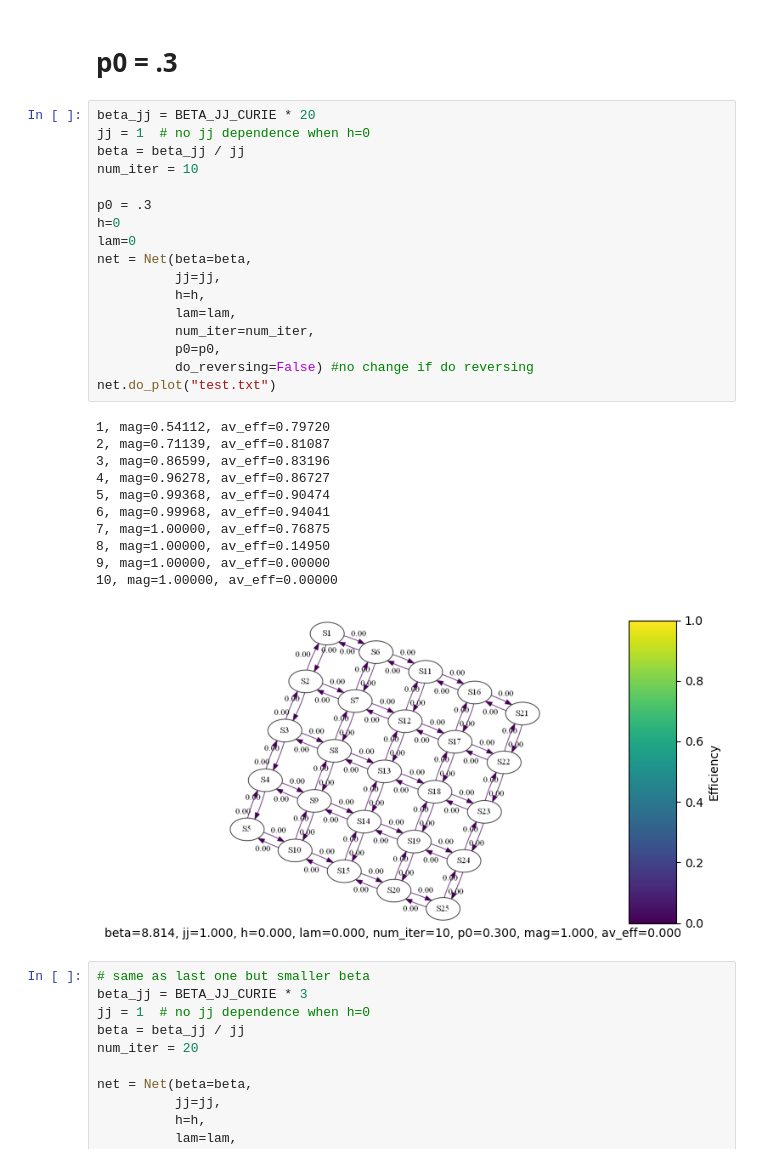
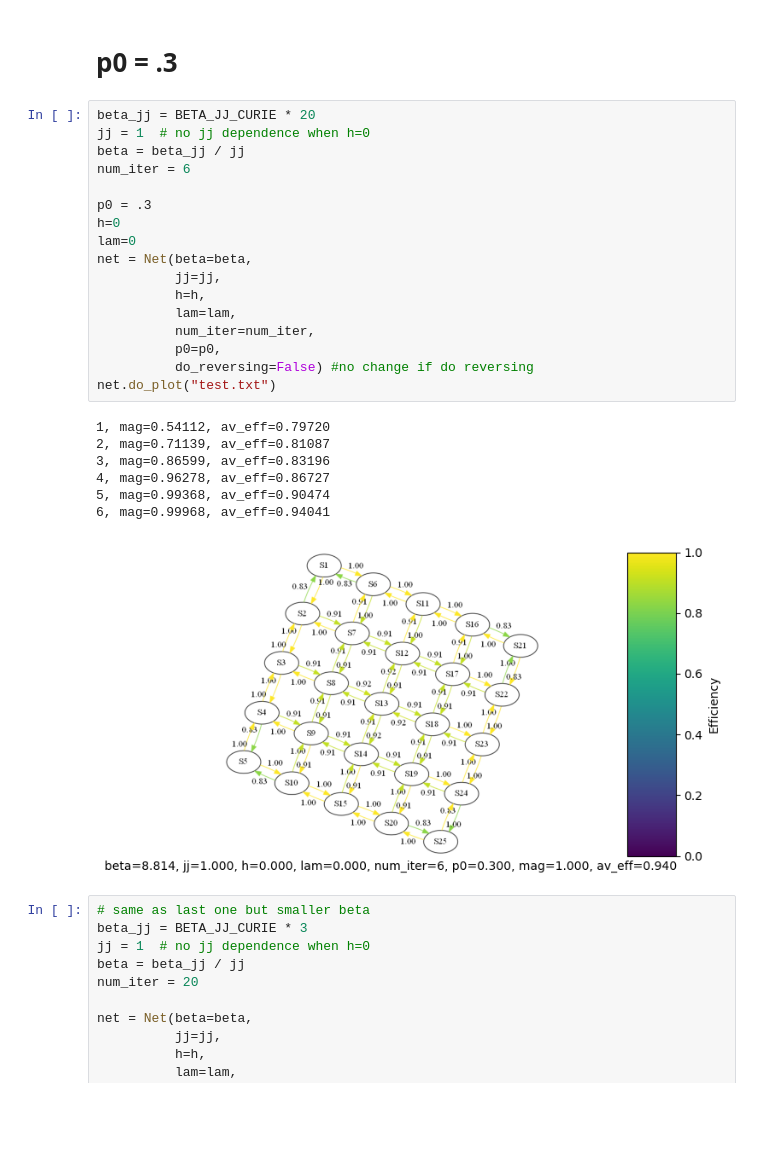
Before and after one commit to rrtucci/bnet_rg, a Jupyter notebook: jupyter_notebooks/p0=0.3-eff-plots.ipynb, the cells around one changed output. Drawn from its saved outputs; the diff is of its cells as text; blank space fills up the shorter version.

```diff
--- a/jupyter_notebooks/p0=0.3-eff-plots.ipynb
+++ b/jupyter_notebooks/p0=0.3-eff-plots.ipynb
@@ -18,32 +18,28 @@ from  Net import *
 # %%
 beta_jj = BETA_JJ_CURIE * 20
 jj = 1  # no jj dependence when h=0
 beta = beta_jj / jj
-num_iter = 10
+num_iter = 6
 
 p0 = .3
 h=0
 lam=0
 net = Net(beta=beta,
           jj=jj,
           h=h,
           lam=lam,
           num_iter=num_iter,
           p0=p0,
           do_reversing=False) #no change if do reversing
 net.do_plot("test.txt")
 # %% [output]
 1, mag=0.54112, av_eff=0.79720
 2, mag=0.71139, av_eff=0.81087
 3, mag=0.86599, av_eff=0.83196
 4, mag=0.96278, av_eff=0.86727
 5, mag=0.99368, av_eff=0.90474
 6, mag=0.99968, av_eff=0.94041
-7, mag=1.00000, av_eff=0.76875
-8, mag=1.00000, av_eff=0.14950
-9, mag=1.00000, av_eff=0.00000
-10, mag=1.00000, av_eff=0.00000
-[figure, old version]
+[figure, new version]
 # %%
 # same as last one but smaller beta
 beta_jj = BETA_JJ_CURIE * 3
```
Also changed, not shown: parts of 2 cells of this notebook, 6 other files.
